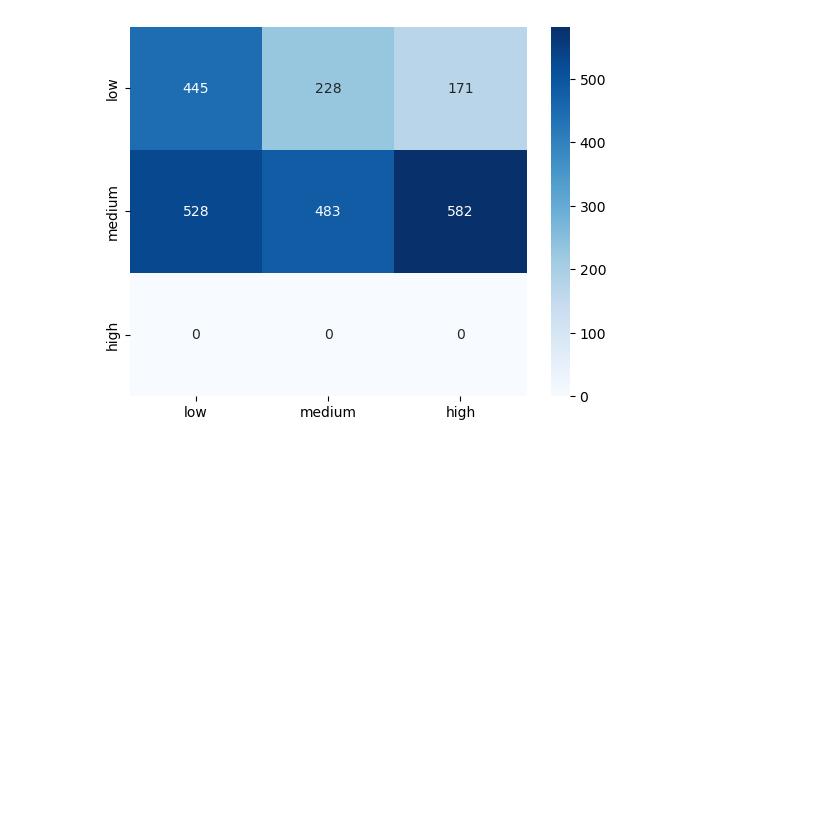
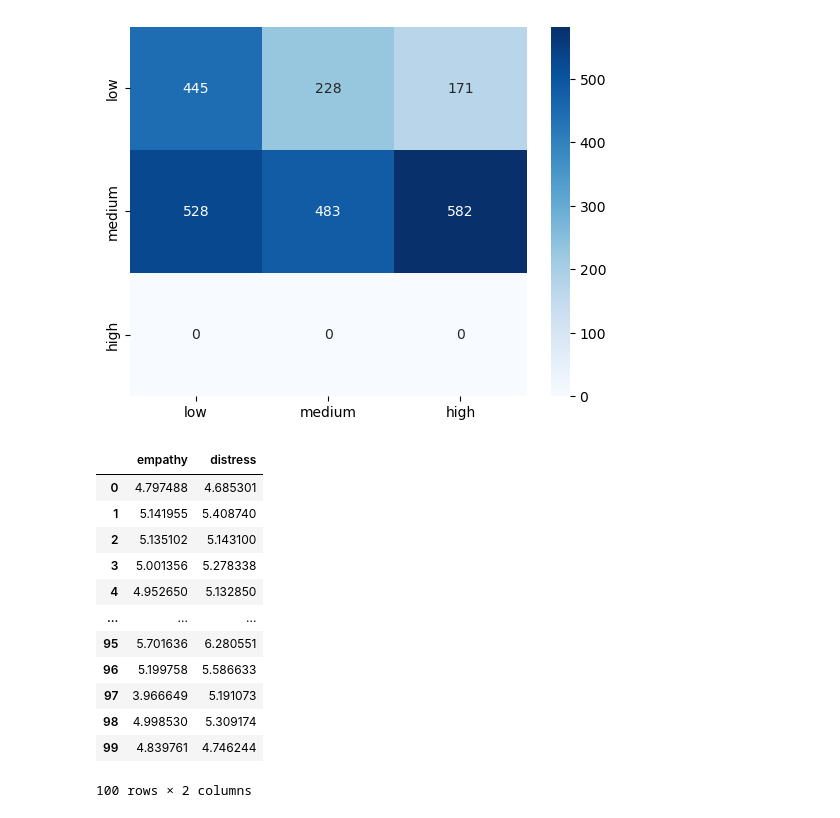
Before and after one commit to HLT-Ghisolfi-Leuzzi-Testa/WASSA-2023, a Jupyter notebook: prova.ipynb, the cells around one changed output. Cells and saved outputs as stored; diff of their text form; code cells hidden in the pictures; blank space fills up the shorter version.

Commit message:
pred emp test set

```diff
--- a/prova.ipynb
+++ b/prova.ipynb
@@ -41,0 +45,33 @@ sns.heatmap(cm_df, annot=True, cmap="Blues", fmt='g')
+# %%
+TRIALS = 3
+
+empathy = []
+distress = []
+
+for trial in range(TRIALS):
+    path = f"./WASSA22_emp_pred/predictions_EMP_trial{trial+1}.tsv"
+    data = pd.read_csv(path, sep="\t", names=['empathy', 'distress'])
+    empathy.append(data['empathy'])
+    distress.append(data['distress'])
+
+empathy = np.mean(empathy, axis=0)
+distress = np.mean(distress, axis=0)
+
+mean_pred = pd.DataFrame({'empathy': empathy, 'distress': distress})
+mean_pred.to_csv('./WASSA22_emp_pred/predictions_EMP_mean.tsv', sep="\t", index=False)
+# %%
+mean_pred
+# %% [output]
+|  | empathy | distress |
+| 0 | 4.797488 | 4.685301 |
+| 1 | 5.141955 | 5.408740 |
+| 2 | 5.135102 | 5.143100 |
+| 3 | 5.001356 | 5.278338 |
+| 4 | 4.952650 | 5.132850 |
+| ... | ... | ... |
+| 95 | 5.701636 | 6.280551 |
+| 96 | 5.199758 | 5.586633 |
+| 97 | 3.966649 | 5.191073 |
+| 98 | 4.998530 | 5.309174 |
+| 99 | 4.839761 | 4.746244 |
+100 rows × 2 columns
```
Also changed, not shown: parts of 1 cell of this notebook, 5 other files.
